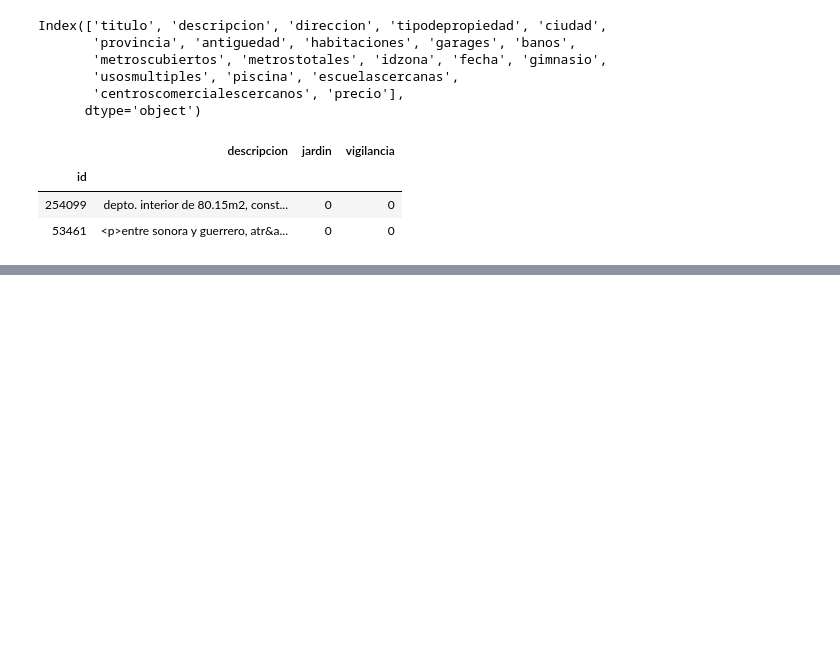
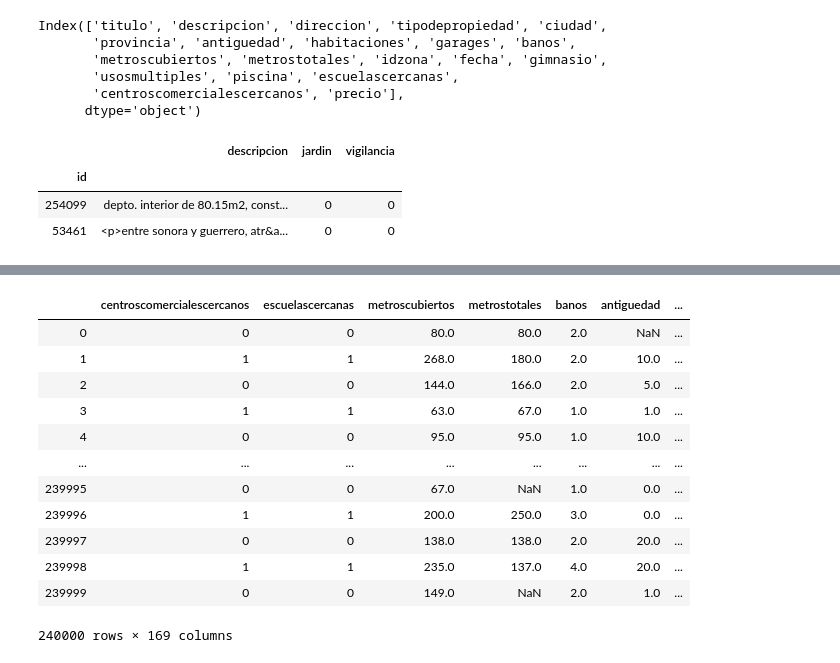
Before and after one commit to nicomatex/datos_tp2_2c2019, a Jupyter notebook: feature_engineering.ipynb, the cells around one changed output, grey strips where cells are left out. Cells and saved outputs as stored; diff of their text form; code cells hidden in the pictures; blank space fills up the shorter version.

```diff
--- a/feature_engineering.ipynb
+++ b/feature_engineering.ipynb
@@ -143,0 +171,52 @@ features['descripcion'] = df_descripcion.columns.values
+# %%
+def load_engineered_dataset():
+    df = load_train()
+    df = df[["centroscomercialescercanos","escuelascercanas","metroscubiertos","metrostotales","banos","antiguedad","habitaciones","garages","piscina","gimnasio","precio"]]
+
+    #Agregado de anio-mes en one hot encoding
+    df_aniomes_ohencoded = pd.read_csv("features/aniomes_ohencoded.csv", index_col='id')
+    df = pd.merge(df,df_aniomes_ohencoded,how='left',left_index=True, right_index=True)
+
+    #Agregado de provincia en one hot encoding
+    df_provincia_ohencoded = pd.read_csv("features/provincia_ohencoded.csv", index_col='id')
+    df = pd.merge(df,df_provincia_ohencoded,how='left',left_index=True, right_index=True)
+
+    #Agregado de tipodepropiedad en one hot encoding
+    df_tipo_ohencoded = pd.read_csv("features/tipodepropiedad_ohencoded.csv", index_col='id')
+    df = pd.merge(df,df_tipo_ohencoded,how='left',left_index=True, right_index=True)
+
+    #Agregado de ciudad en one hot encoding
+    df_ciudad_ohencoded = pd.read_csv("features/ciudad_ohencoded.csv", index_col='id')
+    df = pd.merge(df,df_ciudad_ohencoded,how='left',left_index=True, right_index=True)
+
+
+    #Agregado de features obtenidos de la descripcion
+    df_descripcion = pd.read_csv("features/descripcion.csv", index_col='id')
+    df = pd.merge(df,df_descripcion,how='left',left_index=True, right_index=True)
+
+
+    #Agregado de superficie mean y std por provincia
+    df_datos_superficie = pd.read_csv("features/superficie_mean_std.csv", index_col='id')
+    df = pd.merge(df,df_datos_superficie,how='left',left_index=True, right_index=True)
+
+
+    df = df.reset_index()
+    df.pop('id')
+
+    return df
+# %%
+load_engineered_dataset()
+# %% [output]
+|  | centroscomercialescercanos | escuelascercanas | metroscubiertos | metrostotales | banos | antiguedad | ... |
+| 0 | 0 | 0 | 80.0 | 80.0 | 2.0 | NaN | ... |
+| 1 | 1 | 1 | 268.0 | 180.0 | 2.0 | 10.0 | ... |
+| 2 | 0 | 0 | 144.0 | 166.0 | 2.0 | 5.0 | ... |
+| 3 | 1 | 1 | 63.0 | 67.0 | 1.0 | 1.0 | ... |
+| 4 | 0 | 0 | 95.0 | 95.0 | 1.0 | 10.0 | ... |
+| ... | ... | ... | ... | ... | ... | ... | ... |
+| 239995 | 0 | 0 | 67.0 | NaN | 1.0 | 0.0 | ... |
+| 239996 | 1 | 1 | 200.0 | 250.0 | 3.0 | 0.0 | ... |
+| 239997 | 0 | 0 | 138.0 | 138.0 | 2.0 | 20.0 | ... |
+| 239998 | 1 | 1 | 235.0 | 137.0 | 4.0 | 20.0 | ... |
+| 239999 | 0 | 0 | 149.0 | NaN | 2.0 | 1.0 | ... |
+240000 rows × 169 columns
```
Also changed, not shown: parts of 11 cells of this notebook, 3 other files.
